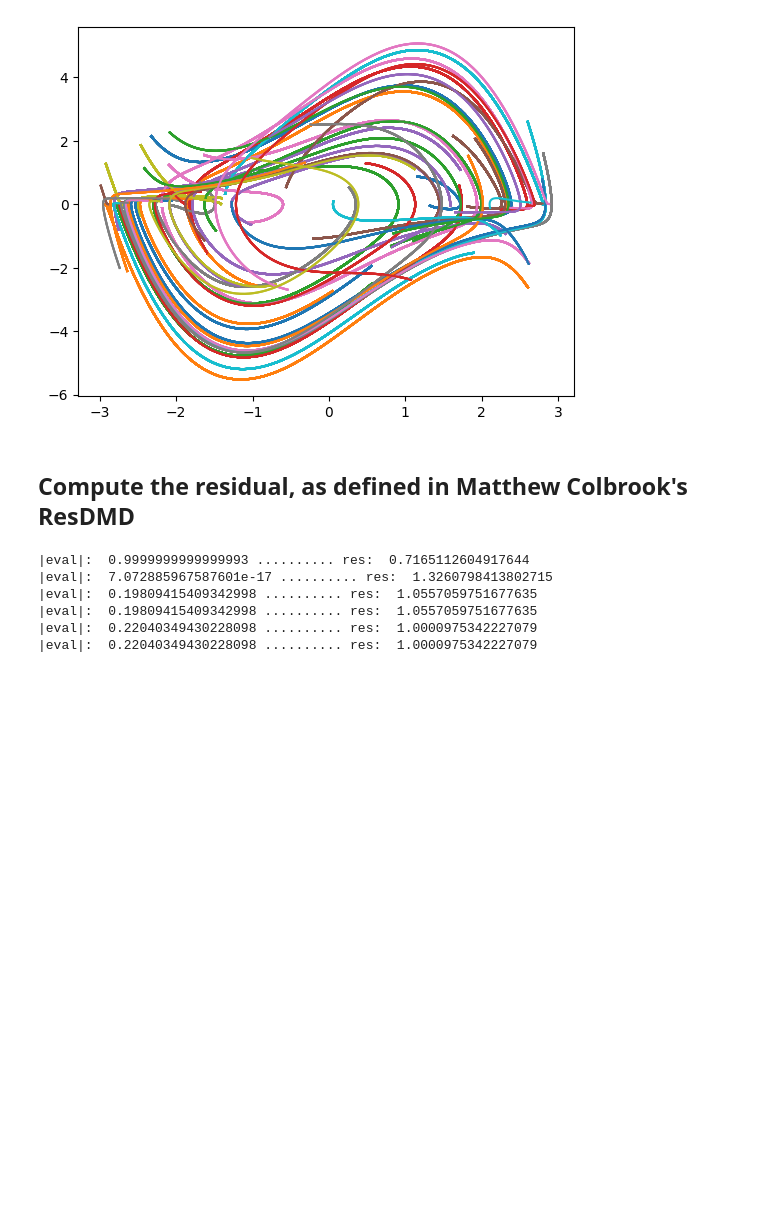
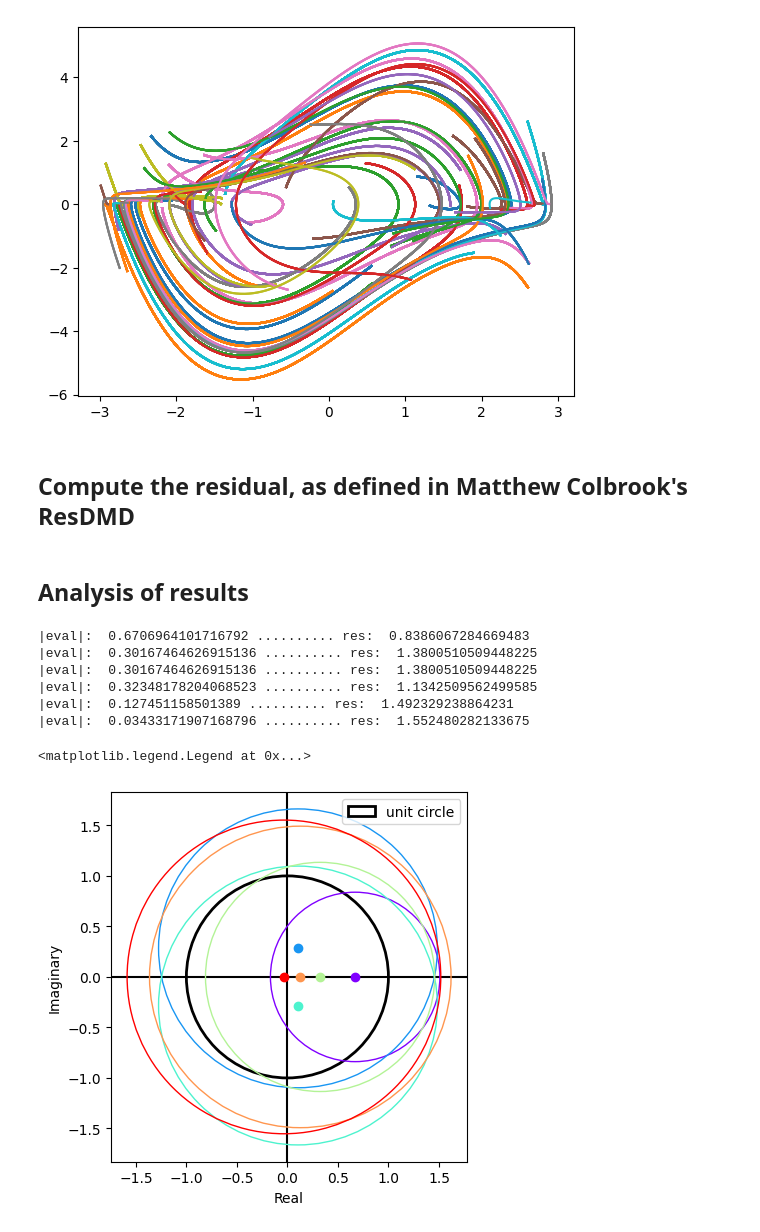
Before and after one commit to jmbosnich/ResDMDc, a Jupyter notebook: ResDMD_forced.ipynb, the cells around one changed output. Saved outputs shown, nothing was run; the diff lists cells and outputs as text; code cells hidden in the pictures; blank space fills up the shorter version.

Commit message:
added plotting of learned eigenvalues and associated error

```diff
--- a/ResDMD_forced.ipynb
+++ b/ResDMD_forced.ipynb
@@ -195,7 +195,7 @@ class Observables(object):
         # note: here I use lambda functions and store them in a list
         polys = []
         for n in range(self.order):
-            polys[n] = lambda a, n=n: a**(n+1)
+            polys.append(lambda a, n=n: a**(n+1))
 
         # evaluate polynomials at current data point
         lift_x = np.zeros(2*self.order)
@@ -282,7 +287,7 @@ order = 3  # if (hermitian) polynomials are used
 cross_terms = False
 
 obs = Observables(obs_choice, order, cross_terms)
-z = obs.hermite # choose which basis functions you want to use
+z = obs.poly # choose which basis functions you want to use
 
 num_obs = len(z(model.reset(), model.sample_input()))
 print("size of dictionary: ", num_obs)
@@ -343,21 +348,49 @@ for i in range(len(evals)):
     numer = evec_mat.H@(L_x - lam*A_x.T - np.conj(lam)*A_x + np.absolute(lam)**2*G_x)@evec_mat
     denom = evec_mat.H@G_x@evec_mat
     residuals[i] = np.sqrt(np.real(numer[0,0])/np.real(denom[0,0]))
-
-for i, eval in enumerate(evals):
-    print("|eval|: ", np.absolute(eval), ".......... res: ", residuals[i])
-
-if model.name == "LinearSystem":
-    # compute error between estimate eigenvalues and known eigenvalues
-    # and compare to residual
-    for i, eval in enumerate(evals):
-        a = np.abs(eval - model.evals[0])
-        b = np.abs(eval - model.evals[1])
-        print("Is residual faithful? ", min([a,b]) < residuals[i])
-# %% [output]
-|eval|:  0.9999999999999993 .......... res:  0.7165112604917644
-|eval|:  7.072885967587601e-17 .......... res:  1.3260798413802715
-|eval|:  0.19809415409342998 .......... res:  1.0557059751677635
-|eval|:  0.19809415409342998 .......... res:  1.0557059751677635
-|eval|:  0.22040349430228098 .......... res:  1.0000975342227079
-|eval|:  0.22040349430228098 .......... res:  1.0000975342227079
+# %% [markdown]
+## Analysis of results
+# %%
+# Print out the learned eigenvalues and their associated error
+for i, eval in enumerate(evals):
+    print("|eval|: ", np.absolute(eval), ".......... res: ", residuals[i])
+
+# If the model is a linear system, compare ResDMD error with the known error
+if model.name == "LinearSystem":
+    for i, eval in enumerate(evals):
+        a = np.abs(eval - model.evals[0])
+        b = np.abs(eval - model.evals[1])
+        print("Is residual faithful? ", min([a,b]) < residuals[i])
+
+# Plot learned eigenvalues with the ResDMD error
+fig, ax = plt.subplots()
+# plt.xlim([-2, 2])
+# plt.ylim([-2, 2])
+plt.xlabel('Real')
+plt.ylabel('Imaginary')
+
+ax.set_aspect('equal', adjustable='box')
+ax.axhline(y=0, color='k', zorder=0)
+ax.axvline(x=0, color='k', zorder=0)
+unit_circle = plt.Circle((0., 0.), 1, color='k', linewidth=2, fill=False, label='unit circle')
+ax.add_patch(unit_circle)
+
+color = plt.cm.rainbow(np.linspace(0, 1, len(evals)))
+for i in range(len(evals)):
+    circle = plt.Circle((evals[i].real, evals[i].imag), residuals[i], color=color[i], fill=False)
+    ax.add_patch(circle)
+
+# separate for loop so eigenvalues show up on top of everything
+for i in range(len(evals)):
+    plt.scatter(evals[i].real, evals[i].imag, color=color[i])
+
+plt.legend()
+# %% [output]
+|eval|:  0.6706964101716792 .......... res:  0.8386067284669483
+|eval|:  0.30167464626915136 .......... res:  1.3800510509448225
+|eval|:  0.30167464626915136 .......... res:  1.3800510509448225
+|eval|:  0.32348178204068523 .......... res:  1.1342509562499585
+|eval|:  0.127451158501389 .......... res:  1.492329238864231
+|eval|:  0.03433171907168796 .......... res:  1.552480282133675
+<matplotlib.legend.Legend at 0x...>
+[figure, added]
```
Also changed, not shown: parts of 2 cells of this notebook, 1 other file.
